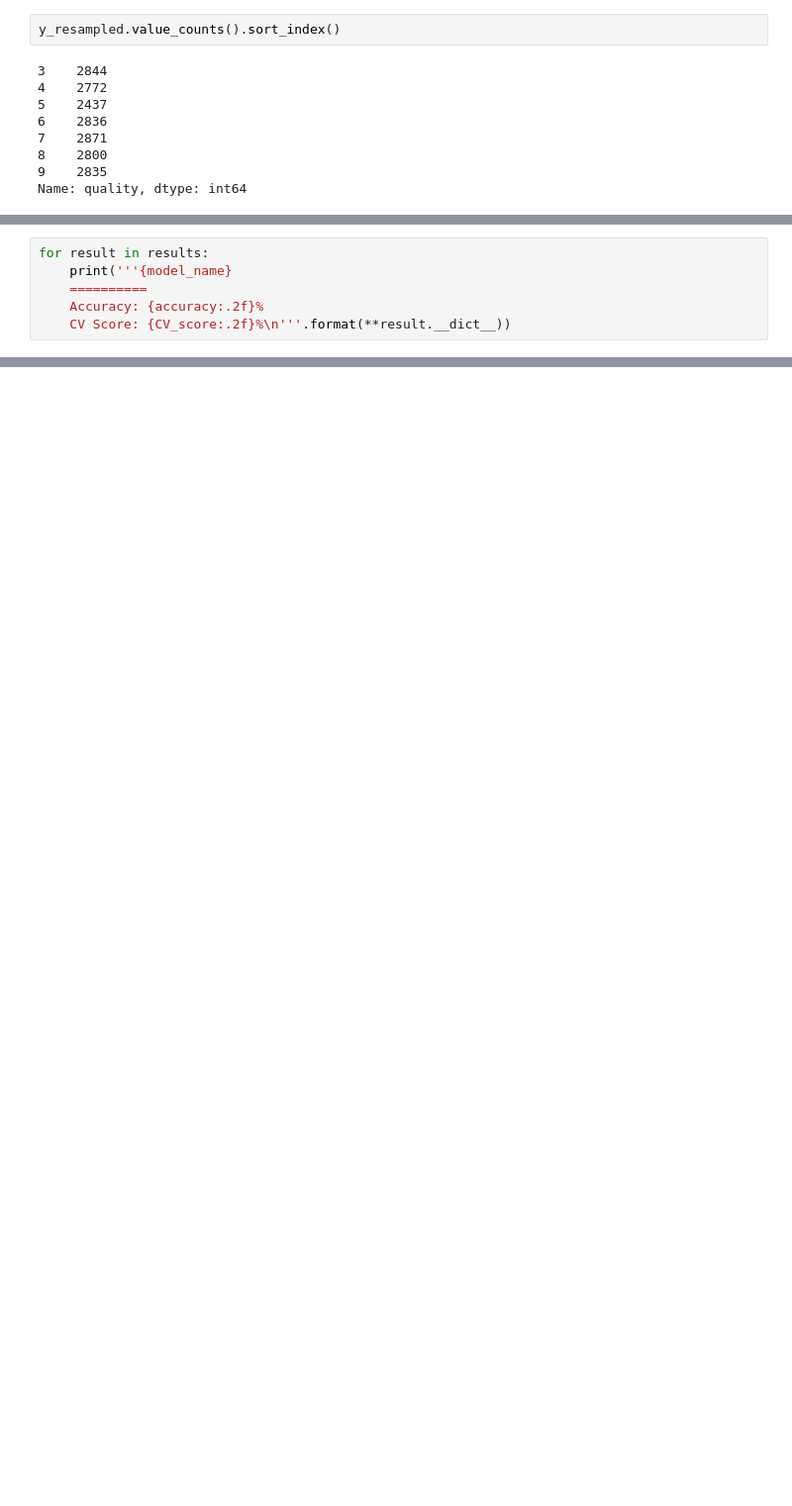
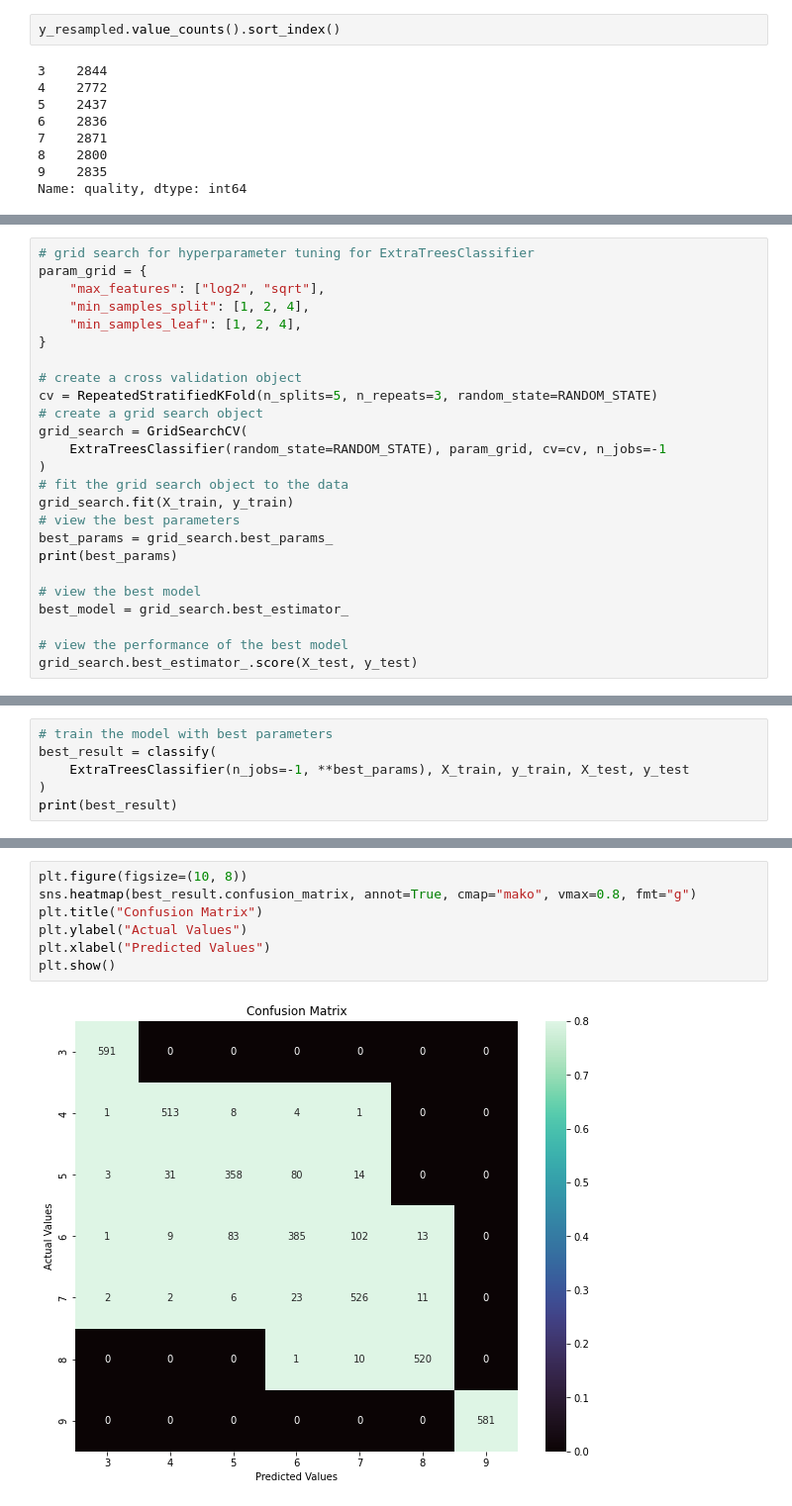
Before and after one commit to Dr-Blank/wine-quality-prediction, a Jupyter notebook: classification.ipynb, the cells around one changed output, grey strips where cells are left out. Shown at 99% size. Drawn from its saved outputs; the diff is of its cells as text; blank space fills up the shorter version.

Commit message:
Formatted and did Hyperparameter tuning.

```diff
--- a/classification.ipynb
+++ b/classification.ipynb
@@ -238,6 +293,0 @@ for model in models_list:
-# %%
-for result in results:
-    print('''{model_name}
-    ==========
-    Accuracy: {accuracy:.2f}%
-    CV Score: {CV_score:.2f}%\n'''.format(**result.__dict__))
@@ -263,0 +397,25 @@ ExtraTreesClassifier
+# %%
+# grid search for hyperparameter tuning for ExtraTreesClassifier
+param_grid = {
+    "max_features": ["log2", "sqrt"],
+    "min_samples_split": [1, 2, 4],
+    "min_samples_leaf": [1, 2, 4],
+}
+
+# create a cross validation object
+cv = RepeatedStratifiedKFold(n_splits=5, n_repeats=3, random_state=RANDOM_STATE)
+# create a grid search object
+grid_search = GridSearchCV(
+    ExtraTreesClassifier(random_state=RANDOM_STATE), param_grid, cv=cv, n_jobs=-1
+)
+# fit the grid search object to the data
+grid_search.fit(X_train, y_train)
+# view the best parameters
+best_params = grid_search.best_params_
+print(best_params)
+
+# view the best model
+best_model = grid_search.best_estimator_
+
+# view the performance of the best model
+grid_search.best_estimator_.score(X_test, y_test)
@@ -263,0 +429,6 @@ ExtraTreesClassifier
+# %%
+# train the model with best parameters
+best_result = classify(
+    ExtraTreesClassifier(n_jobs=-1, **best_params), X_train, y_train, X_test, y_test
+)
+print(best_result)
@@ -263,0 +443,9 @@ ExtraTreesClassifier
+# %%
+plt.figure(figsize=(10, 8))
+sns.heatmap(best_result.confusion_matrix, annot=True, cmap="mako", vmax=0.8, fmt="g")
+plt.title("Confusion Matrix")
+plt.ylabel("Actual Values")
+plt.xlabel("Predicted Values")
+plt.show()
+# %% [output]
+[figure, added]
```
Also changed, not shown: parts of 71 cells of this notebook, 1 other file.
